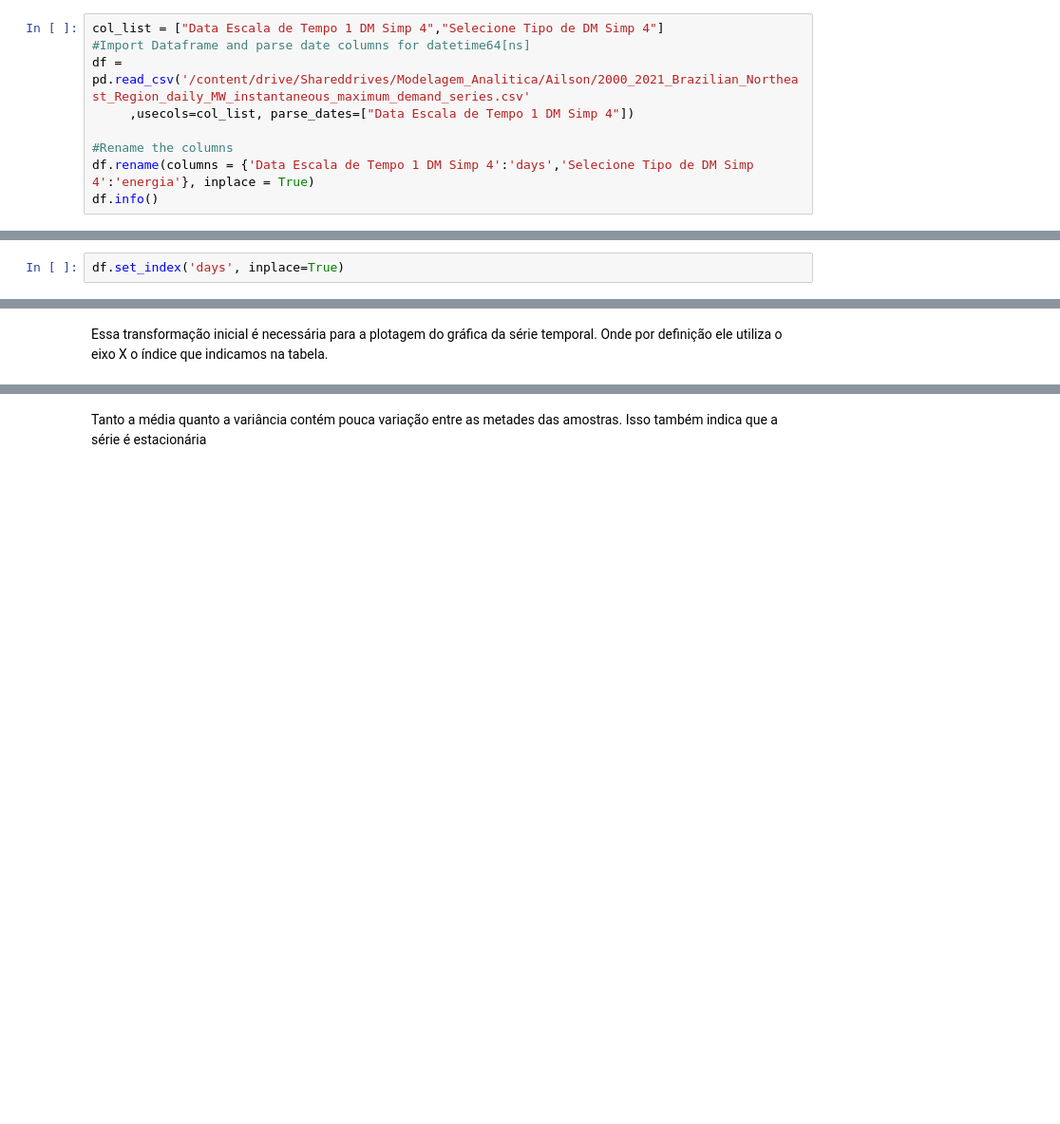
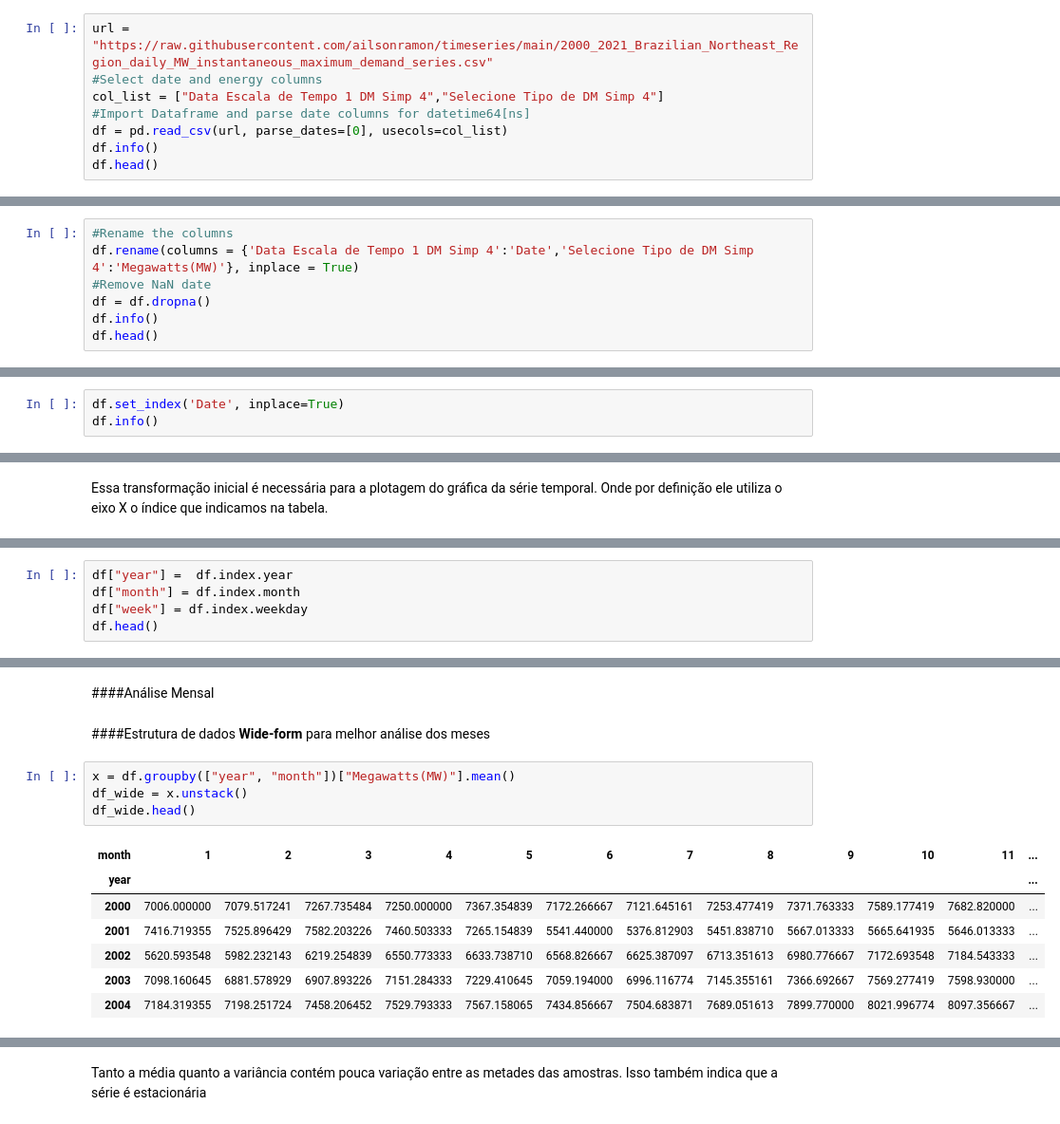
Before and after one commit to ailsonramon/timeseries, a Jupyter notebook: TS_daily_analysis_energy_2000_2021_Brazillian_Northeast_Region.ipynb, the cells around one changed output, grey strips where cells are left out. Shown at 95% size. Cells and saved outputs as stored; diff of their text form; blank space fills up the shorter version.

```diff
--- a/TS_daily_analysis_energy_2000_2021_Brazillian_Northeast_Region.ipynb
+++ b/TS_daily_analysis_energy_2000_2021_Brazillian_Northeast_Region.ipynb
@@ -35,14 +49,13 @@ Drive already mounted at /content/drive/; to attempt to forcibly remount, call d
 Neste exemplo iremos utilizar os dados de energia da ons.org relacionado aos dados de demanda instantanea, no período de 2000-2021, na região Nordeste do Brazil.
 disponível: http://www.ons.org.br/paginas/resultados-da-operacao/historico-da-operacao
 # %%
+url = "https://raw.githubusercontent.com/ailsonramon/timeseries/main/2000_2021_Brazilian_Northeast_Region_daily_MW_instantaneous_maximum_demand_series.csv"
+#Select date and energy columns
 col_list = ["Data Escala de Tempo 1 DM Simp 4","Selecione Tipo de DM Simp 4"]
 #Import Dataframe and parse date columns for datetime64[ns]
-df = pd.read_csv('/content/drive/Shareddrives/Modelagem_Analitica/Ailson/2000_2021_Brazilian_Northeast_Region_daily_MW_instantaneous_maximum_demand_series.csv'
-     ,usecols=col_list, parse_dates=["Data Escala de Tempo 1 DM Simp 4"])
-
-#Rename the columns
-df.rename(columns = {'Data Escala de Tempo 1 DM Simp 4':'days','Selecione Tipo de DM Simp 4':'energia'}, inplace = True)
+df = pd.read_csv(url, parse_dates=[0], usecols=col_list)
 df.info()
+df.head()
 # %% [output]
 <class 'pandas.core.frame.DataFrame'>
 RangeIndex: 7701 entries, 0 to 7700
@@ -55,0 +77,7 @@ memory usage: 120.5 KB
+# %%
+#Rename the columns
+df.rename(columns = {'Data Escala de Tempo 1 DM Simp 4':'Date','Selecione Tipo de DM Simp 4':'Megawatts(MW)'}, inplace = True)
+#Remove NaN date
+df = df.dropna()
+df.info()
+df.head()
@@ -58,2 +102,3 @@ Em seguida, transformaremos a coluna 'days' como a coluna indexadora dos demais
 # %%
-df.set_index('days', inplace=True)
+df.set_index('Date', inplace=True)
+df.info()
@@ -175,0 +122,5 @@ Variancia2:527129.149157
+# %%
+df["year"] =  df.index.year
+df["month"] = df.index.month
+df["week"] = df.index.weekday
+df.head()
@@ -175,0 +210,16 @@ Variancia2:527129.149157
+# %% [markdown]
+####Análise Mensal
+# %% [markdown]
+####Estrutura de dados **Wide-form** para melhor análise dos meses
+# %%
+x = df.groupby(["year", "month"])["Megawatts(MW)"].mean()
+df_wide = x.unstack()
+df_wide.head()
+# %% [output]
+| month | 1 | 2 | 3 | 4 | 5 | 6 | 7 | 8 | 9 | 10 | 11 | ... |
+| year |  |  |  |  |  |  |  |  |  |  |  | ... |
+| 2000 | 7006.000000 | 7079.517241 | 7267.735484 | 7250.000000 | 7367.354839 | 7172.266667 | 7121.645161 | 7253.477419 | 7371.763333 | 7589.177419 | 7682.820000 | ... |
+| 2001 | 7416.719355 | 7525.896429 | 7582.203226 | 7460.503333 | 7265.154839 | 5541.440000 | 5376.812903 | 5451.838710 | 5667.013333 | 5665.641935 | 5646.013333 | ... |
+| 2002 | 5620.593548 | 5982.232143 | 6219.254839 | 6550.773333 | 6633.738710 | 6568.826667 | 6625.387097 | 6713.351613 | 6980.776667 | 7172.693548 | 7184.543333 | ... |
+| 2003 | 7098.160645 | 6881.578929 | 6907.893226 | 7151.284333 | 7229.410645 | 7059.194000 | 6996.116774 | 7145.355161 | 7366.692667 | 7569.277419 | 7598.930000 | ... |
+| 2004 | 7184.319355 | 7198.251724 | 7458.206452 | 7529.793333 | 7567.158065 | 7434.856667 | 7504.683871 | 7689.051613 | 7899.770000 | 8021.996774 | 8097.356667 | ... |
```
Also changed, not shown: parts of 80 cells of this notebook.
